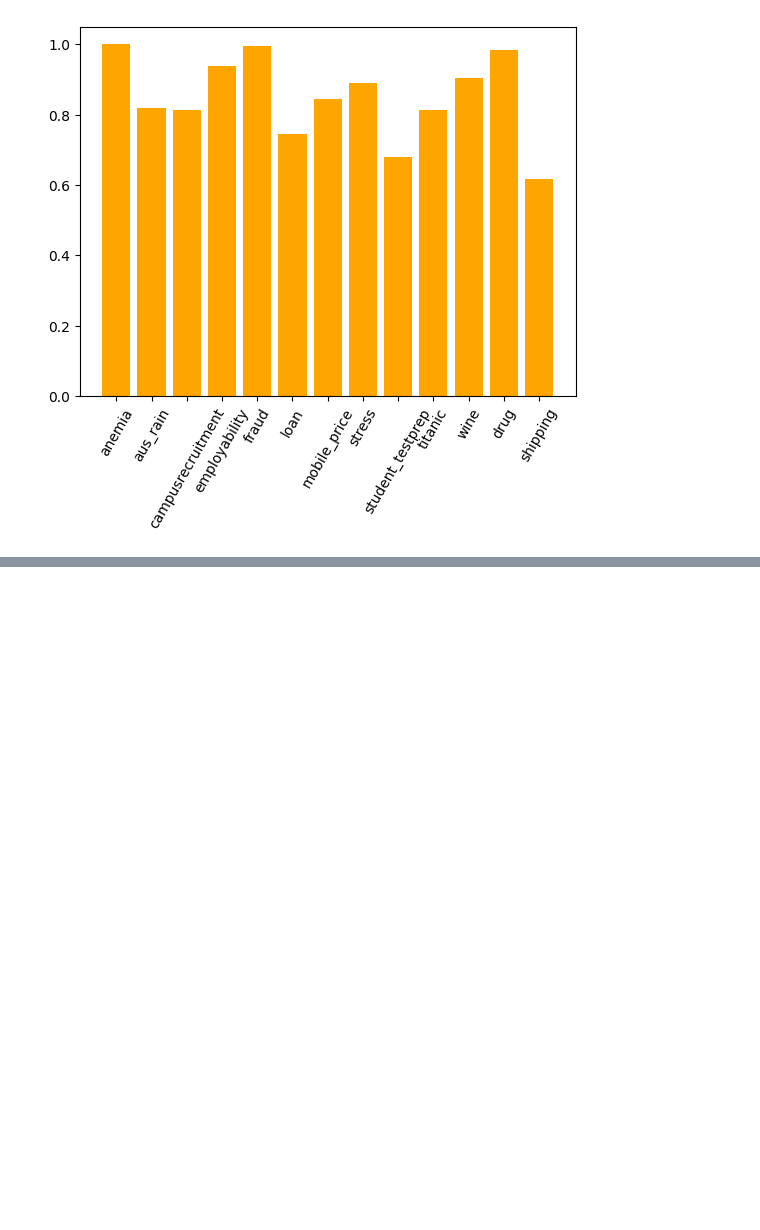
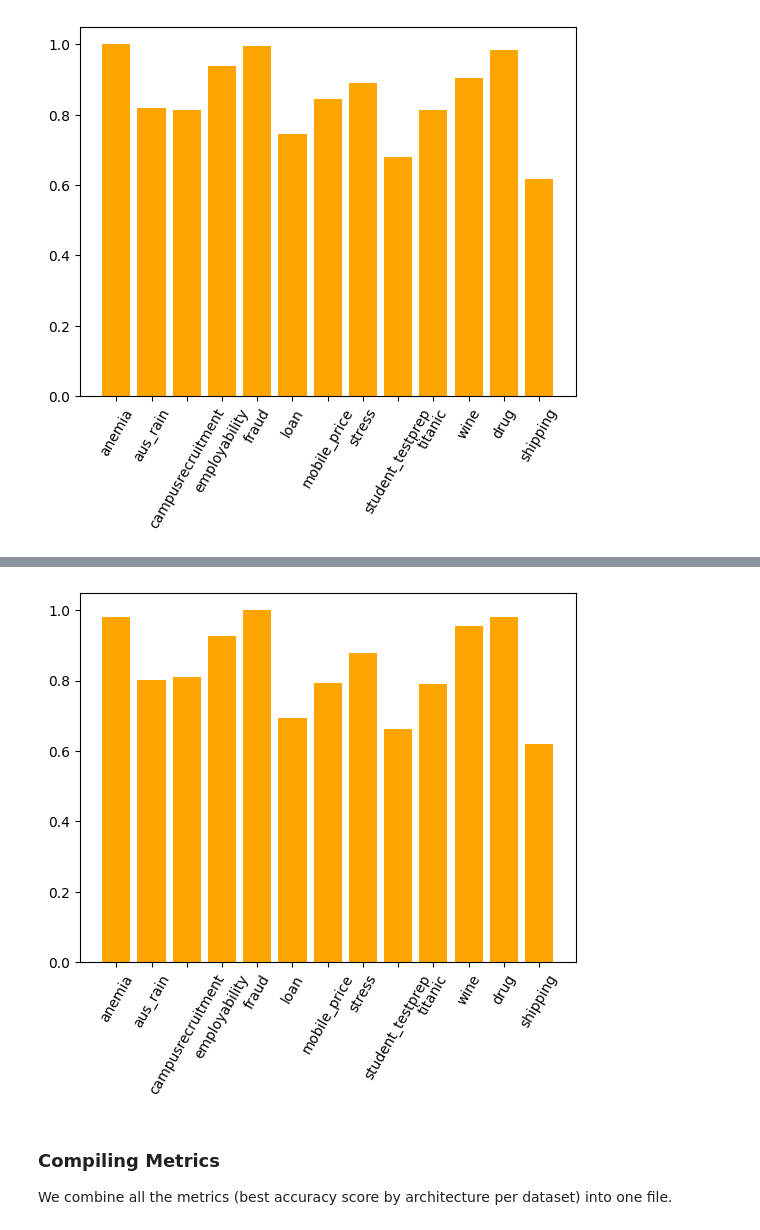
Before and after one commit to SantriptaSharma/iml-metaclassifiers, a Jupyter notebook: models.ipynb, the cells around one changed output, grey strips where cells are left out. Cells and saved outputs as stored; diff of their text form; code cells hidden in the pictures; blank space fills up the shorter version.

```diff
--- a/models.ipynb
+++ b/models.ipynb
@@ -376,0 +381,13 @@ data.to_csv("dt.csv", index=False)
+# %%
+from sklearn.ensemble import RandomForestClassifier
+from sklearn.model_selection import cross_validate
+
+rf_cv_scores = {k : 0 for k in sets}
+
+for set, data in datasets.items():
+	X = data.iloc[:, :-1]
+	y = data.iloc[:, -1]
+	rf_cv_scores[set] = cross_validate(RandomForestClassifier(n_estimators=10, max_depth = 10), X, y, cv=5)["test_score"].mean()
+
+for set in sets:
+	print(f"{set}: {rf_cv_scores[set]}")
@@ -376,0 +408,6 @@ data.to_csv("dt.csv", index=False)
+# %%
+plt.xticks(rotation=60)
+plt.bar(rf_cv_scores.keys(), rf_cv_scores.values(), color='orange')
+plt.show()
+# %% [output]
+[figure, added]
@@ -376,0 +417,4 @@ data.to_csv("dt.csv", index=False)
+# %% [markdown]
+### Compiling Metrics
+
+We combine all the metrics (best accuracy score by architecture per dataset) into one file.
```
Also changed, not shown: parts of 5 cells of this notebook, 8 other files.
